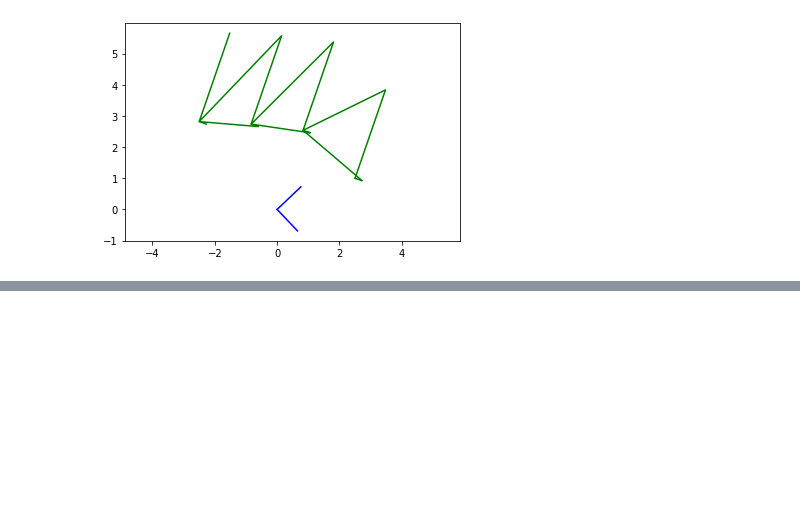
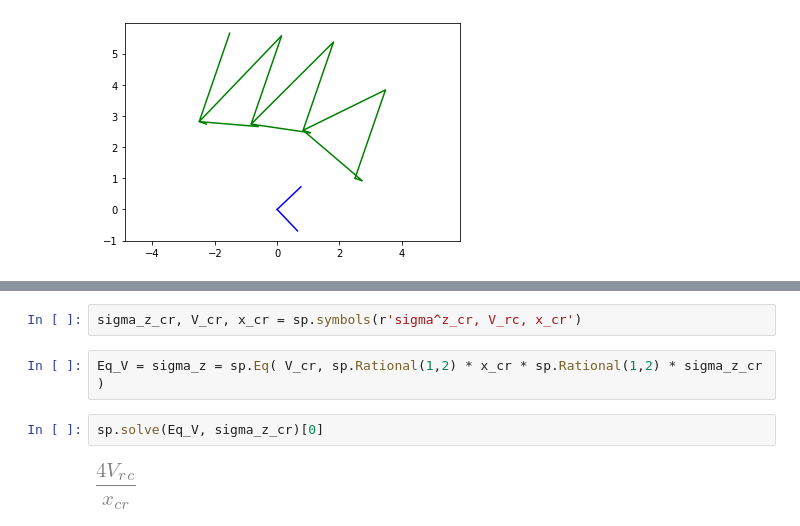
Before and after one commit to bmcs-group/bmcs_shear_zone, a Jupyter notebook: bmcs_shear/shear_crack/crack_tip_orientation.ipynb, the cells around one changed output, grey strips where cells are left out. Drawn from its saved outputs; the diff is of its cells as text; blank space fills up the shorter version.

```diff
--- a/bmcs_shear/shear_crack/crack_tip_orientation.ipynb
+++ b/bmcs_shear/shear_crack/crack_tip_orientation.ipynb
@@ -200,0 +211,8 @@ ax.plot(*T_xf_args.reshape(2,-1,2), color='green');
+# %%
+sigma_z_cr, V_cr, x_cr = sp.symbols(r'sigma^z_cr, V_rc, x_cr')
+# %%
+Eq_V = sigma_z = sp.Eq( V_cr, sp.Rational(1,2) * x_cr * sp.Rational(1,2) * sigma_z_cr )
+# %%
+sp.solve(Eq_V, sigma_z_cr)[0]
+# %% [output]
+[figure, added]
```
Also changed, not shown: parts of 5 cells of this notebook, 6 other files.
